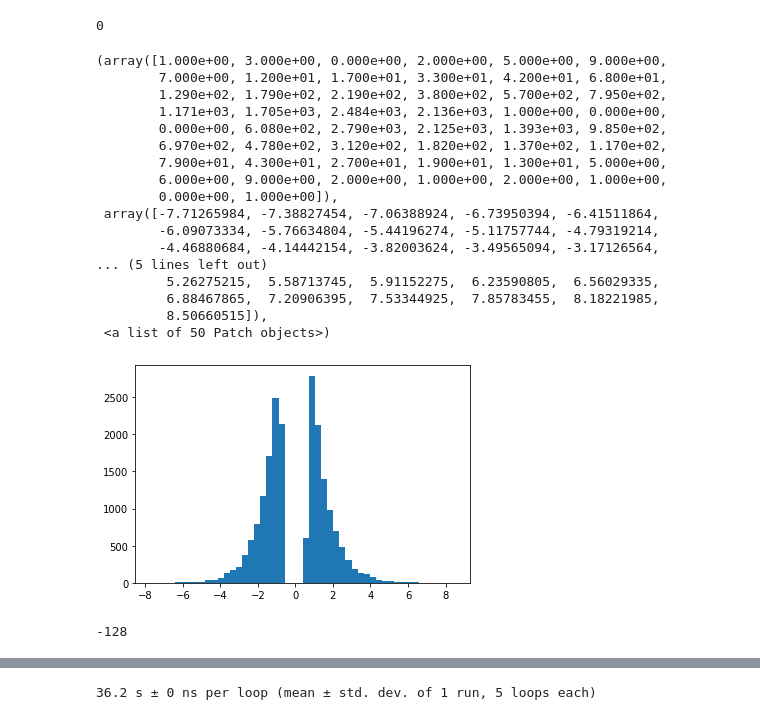
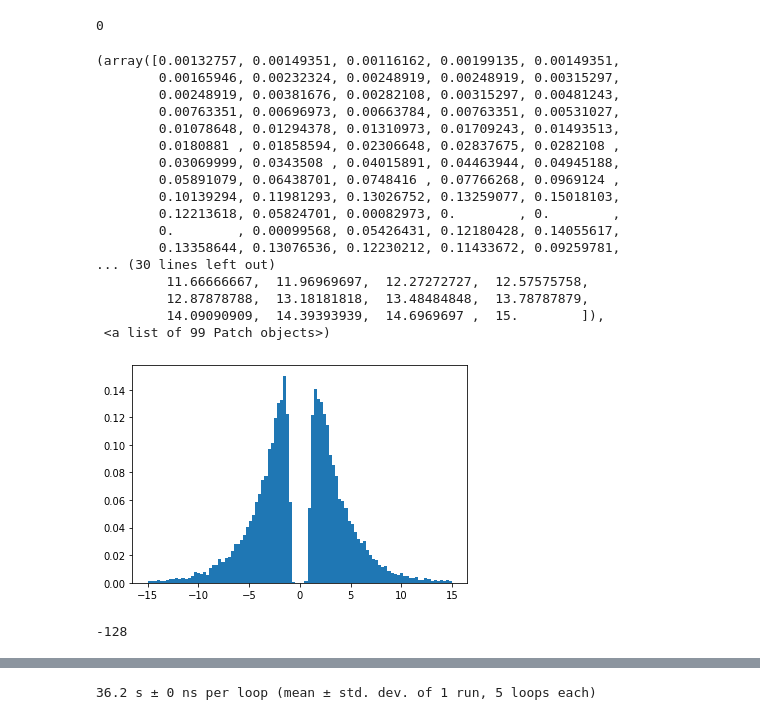
Before and after one commit to AlexanderFengler/nn_likelihoods, a Jupyter notebook: test_simulators.ipynb, the cells around one changed output, grey strips where cells are left out. Saved outputs shown, nothing was run; the diff lists cells and outputs as text; code cells hidden in the pictures.

```diff
--- a/test_simulators.ipynb
+++ b/test_simulators.ipynb
@@ -31,10 +31,11 @@ repeats = 1
 my_means = np.zeros(repeats)
 for i in range(repeats):
     out = cds.ddm_flexbound(v = 0,
-                            a = 1,
+                            a = 2.5,
                             w = 0.5,
                             ndt = 0.5,
                             delta_t = 0.001,
+                            s = np.sqrt(2),
                             max_t = 20,
                             n_samples = 20000,
                             boundary_fun = bf.constant,
@@ -47,30 +48,30 @@ for i in range(repeats):
 # %% [output]
 0
 # %%
-plt.hist(out[0] * out[1], bins = 50)
+plt.hist(out[0] * out[1], bins = np.linspace(-15, 15, 100), density = True)
 # %% [output]
-(array([1.000e+00, 3.000e+00, 0.000e+00, 2.000e+00, 5.000e+00, 9.000e+00,
-        7.000e+00, 1.200e+01, 1.700e+01, 3.300e+01, 4.200e+01, 6.800e+01,
-        1.290e+02, 1.790e+02, 2.190e+02, 3.800e+02, 5.700e+02, 7.950e+02,
-        1.171e+03, 1.705e+03, 2.484e+03, 2.136e+03, 1.000e+00, 0.000e+00,
-        0.000e+00, 6.080e+02, 2.790e+03, 2.125e+03, 1.393e+03, 9.850e+02,
-        6.970e+02, 4.780e+02, 3.120e+02, 1.820e+02, 1.370e+02, 1.170e+02,
-        7.900e+01, 4.300e+01, 2.700e+01, 1.900e+01, 1.300e+01, 5.000e+00,
-        6.000e+00, 9.000e+00, 2.000e+00, 1.000e+00, 2.000e+00, 1.000e+00,
-        0.000e+00, 1.000e+00]),
- array([-7.71265984, -7.38827454, -7.06388924, -6.73950394, -6.41511864,
-        -6.09073334, -5.76634804, -5.44196274, -5.11757744, -4.79319214,
-        -4.46880684, -4.14442154, -3.82003624, -3.49565094, -3.17126564,
-... (5 lines left out)
-         5.26275215,  5.58713745,  5.91152275,  6.23590805,  6.56029335,
-         6.88467865,  7.20906395,  7.53344925,  7.85783455,  8.18221985,
-         8.50660515]),
- <a list of 50 Patch objects>)
+(array([0.00132757, 0.00149351, 0.00116162, 0.00199135, 0.00149351,
+        0.00165946, 0.00232324, 0.00248919, 0.00248919, 0.00315297,
+        0.00248919, 0.00381676, 0.00282108, 0.00315297, 0.00481243,
+        0.00763351, 0.00696973, 0.00663784, 0.00763351, 0.00531027,
+        0.01078648, 0.01294378, 0.01310973, 0.01709243, 0.01493513,
+        0.0180881 , 0.01858594, 0.02306648, 0.02837675, 0.0282108 ,
+        0.03069999, 0.0343508 , 0.04015891, 0.04463944, 0.04945188,
+        0.05891079, 0.06438701, 0.0748416 , 0.07766268, 0.0969124 ,
+        0.10139294, 0.11981293, 0.13026752, 0.13259077, 0.15018103,
+        0.12213618, 0.05824701, 0.00082973, 0.        , 0.        ,
+        0.        , 0.00099568, 0.05426431, 0.12180428, 0.14055617,
+        0.13358644, 0.13076536, 0.12230212, 0.11433672, 0.09259781,
+... (30 lines left out)
+         11.66666667,  11.96969697,  12.27272727,  12.57575758,
+         12.87878788,  13.18181818,  13.48484848,  13.78787879,
+         14.09090909,  14.39393939,  14.6969697 ,  15.        ]),
+ <a list of 99 Patch objects>)
-[figure, old version]
+[figure, new version]
-# %%
-np.sum(out[1])
-# %% [output]
--128
+# %%
+cds.
+# %% [output]
+-128
 # %%
 # DDM
 repeats = 1
```
Also changed, not shown: parts of 3 cells of this notebook, 6 other files.
